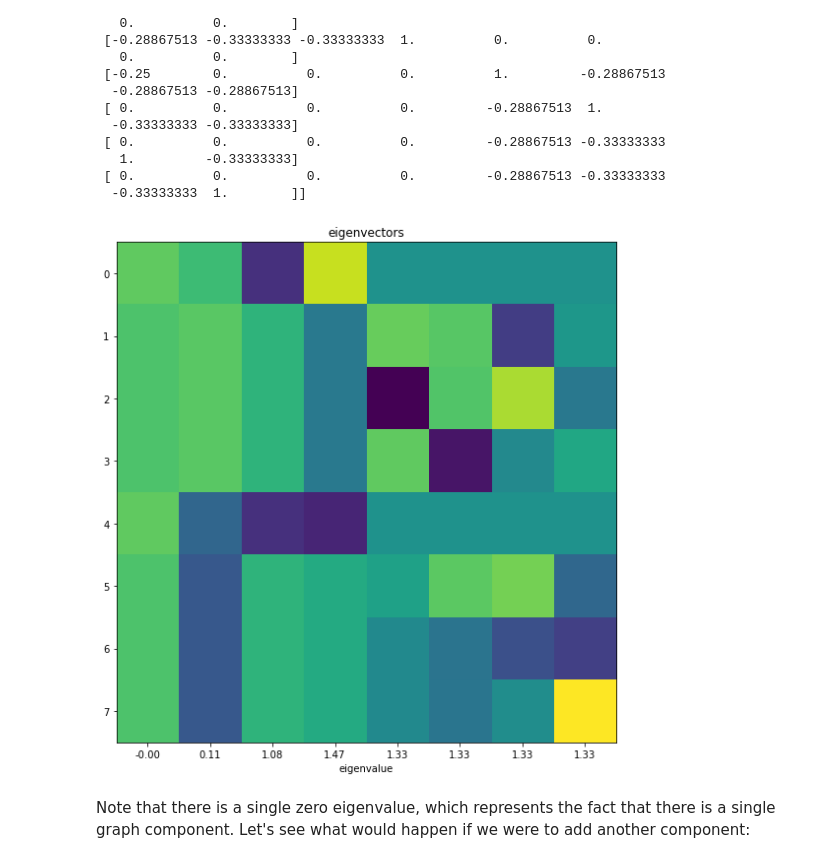
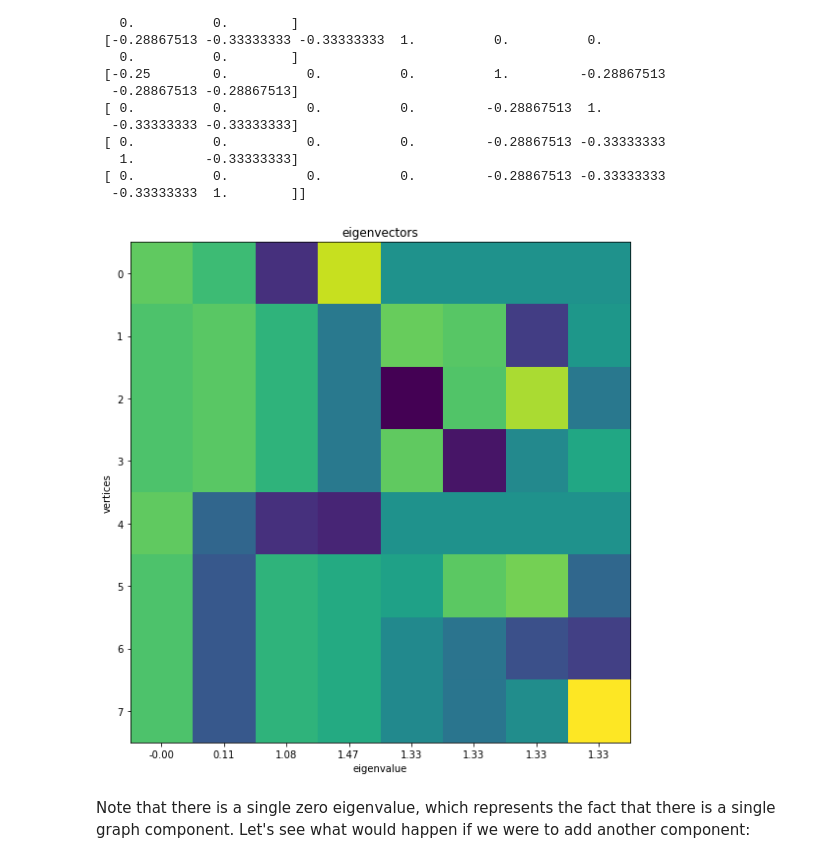
Before and after one commit to BrainNetworksCourse/brain-networks-course, a Jupyter notebook: Week3-NetworkModeling/CommunityDetection.ipynb, the cells around one changed output. Drawn from its saved outputs; the diff is of its cells as text; code cells hidden in the pictures.

```diff
--- a/Week3-NetworkModeling/CommunityDetection.ipynb
+++ b/Week3-NetworkModeling/CommunityDetection.ipynb
@@ -154,7 +154,8 @@ for i,p in enumerate(algorithm_u([1,2,3,4,5,6,7,8],2)):
     Qvals[i] = nx.algorithms.community.quality.modularity(G,p)
     partitions.append(p)
 # %%
-print('maximum Q:',Qvals.max())
+plt.plot(numpy.sort(Qvals))
+print('maximum Q:',numpy.max(Qvals))
 print('best partition:',partitions[numpy.argsort(Qvals)[-1:][0]])
 # %% [output]
 maximum Q: 0.42307692307692296
@@ -286,16 +290,17 @@ print(Ln)
 # %%
 eig = numpy.linalg.eig(Ln)
 def plot_eig(eig):
     plt.figure(figsize=(8,8))
     plt.imshow(eig[1])       # Get locations and labels
     _=plt.xticks([i for i in range(len(eig[0]))], ['%0.2f'%i for i in eig[0]])
     plt.xlabel('eigenvalue')
+    plt.ylabel("vertices")
     plt.title('eigenvectors')
     plt.tight_layout()
 
 plot_eig(eig)
 # %% [output]
-[figure, old version]
+[figure, new version]
 # %% [markdown]
 Note that there is a single zero eigenvalue, which represents the fact that there is a single graph component.  Let's see what would happen if we were to add another component:
 # %%
```
Also changed, not shown: parts of 41 cells of this notebook.
